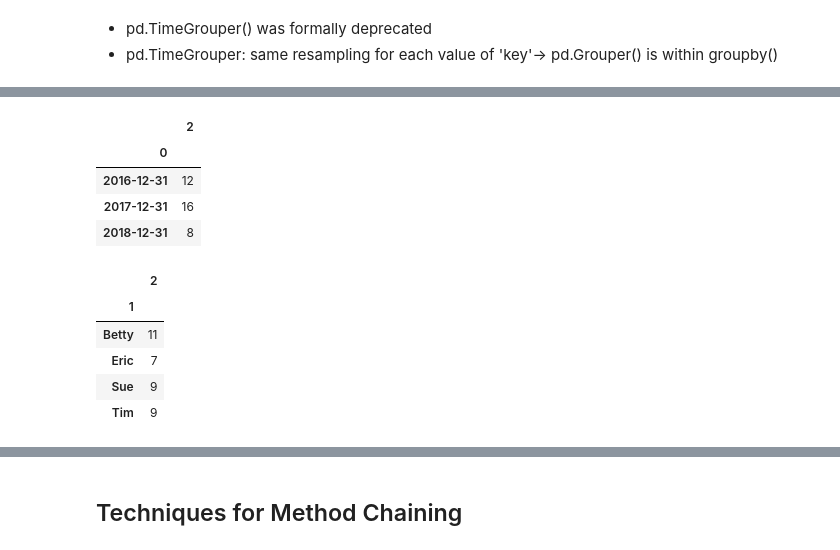
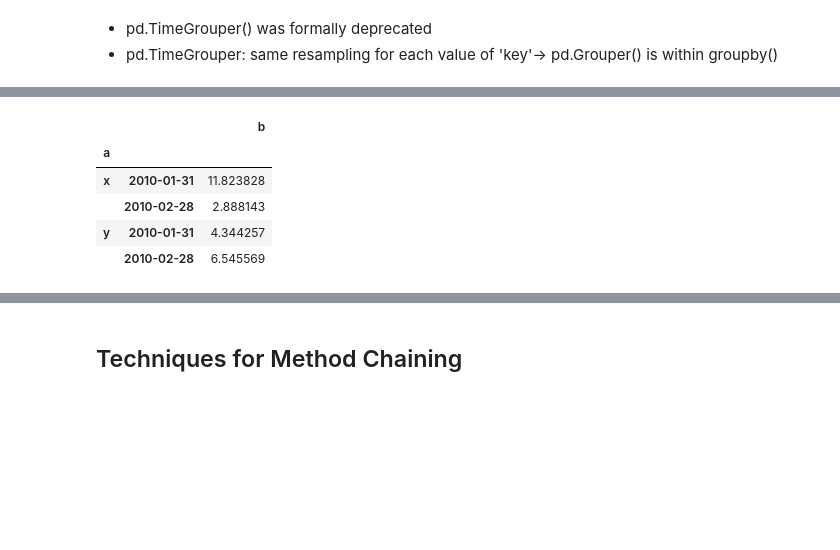
Before and after one commit to blockchain99/data_analysis, a Jupyter notebook: ch12-Copy1.ipynb, the cells around one changed output, grey strips where cells are left out. Drawn from its saved outputs; the diff is of its cells as text; code cells hidden in the pictures; blank space fills up the shorter version.

```diff
--- a/ch12-Copy1.ipynb
+++ b/ch12-Copy1.ipynb
@@ -920,19 +872,9 @@ df_test1
 # %%
-# Group by Year
-df_test1.groupby(pd.Grouper(level=0, freq='Y')).sum()
+df.groupby(['a', pd.Grouper(freq='M')]).sum()
 # %% [output]
-|  | 2 |
-| 0 |  |
-| 2016-12-31 | 12 |
-| 2017-12-31 | 16 |
-| 2018-12-31 | 8 |
+|  |  | b |
+| a |  |  |
+| x | 2010-01-31 | 11.823828 |
+|  | 2010-02-28 | 2.888143 |
+| y | 2010-01-31 | 4.344257 |
+|  | 2010-02-28 | 6.545569 |
-# %%
-# Group by Person
-df_test1.groupby(pd.Grouper(level=1)).sum()
-# %% [output]
-|  | 2 |
-| 1 |  |
-| Betty | 11 |
-| Eric | 7 |
-| Sue | 9 |
-| Tim | 9 |
```
Also changed, not shown: parts of 13 cells of this notebook, 1 other file.
